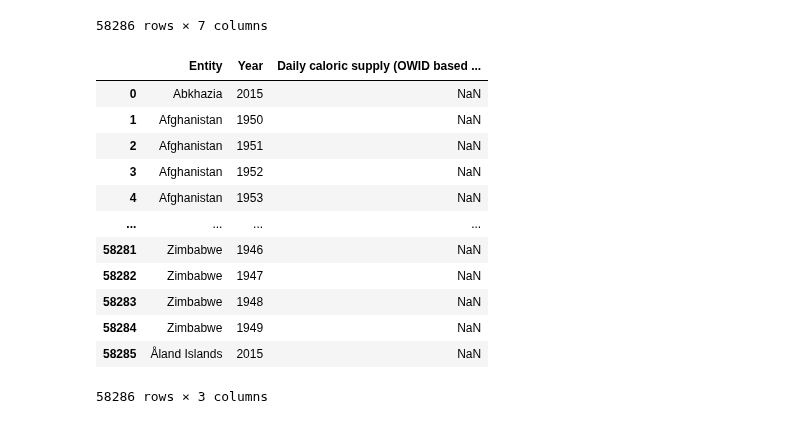
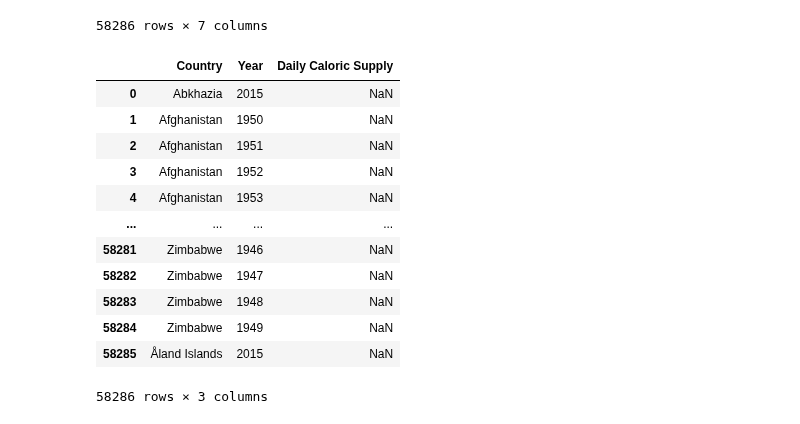
Before and after one commit to AndrewZinc/Expect_Life-Redux, a Jupyter notebook: Clean_Data/Data_Cleaning_Jupyter_notebooks/data_cleaning-daily_caloric_supply.ipynb, the cells around one changed output. Saved outputs shown, nothing was run; the diff lists cells and outputs as text; code cells hidden in the pictures.

```diff
--- a/Clean_Data/Data_Cleaning_Jupyter_notebooks/data_cleaning-daily_caloric_supply.ipynb
+++ b/Clean_Data/Data_Cleaning_Jupyter_notebooks/data_cleaning-daily_caloric_supply.ipynb
@@ -25,9 +23,11 @@ dcs_df
 # Drop the extra columns
 dcs_df = dcs_df.drop(['Code','Continent','Life expectancy - Sex: all - Age: at birth - Variant: estimates','Population (historical estimates)'], 1)
 # %%
+# Rename the important columns
+dcs_df = dcs_df.rename(columns={'Entity':'Country', 'Daily caloric supply (OWID based on UN FAO & historical sources)':'Daily Caloric Supply'})
 dcs_df
 # %% [output]
-|  | Entity | Year | Daily caloric supply (OWID based ... |
+|  | Country | Year | Daily Caloric Supply |
 | 0 | Abkhazia | 2015 | NaN |
 | 1 | Afghanistan | 1950 | NaN |
 | 2 | Afghanistan | 1951 | NaN |
```
Also changed, not shown: parts of 13 cells of this notebook, 3 other files.
